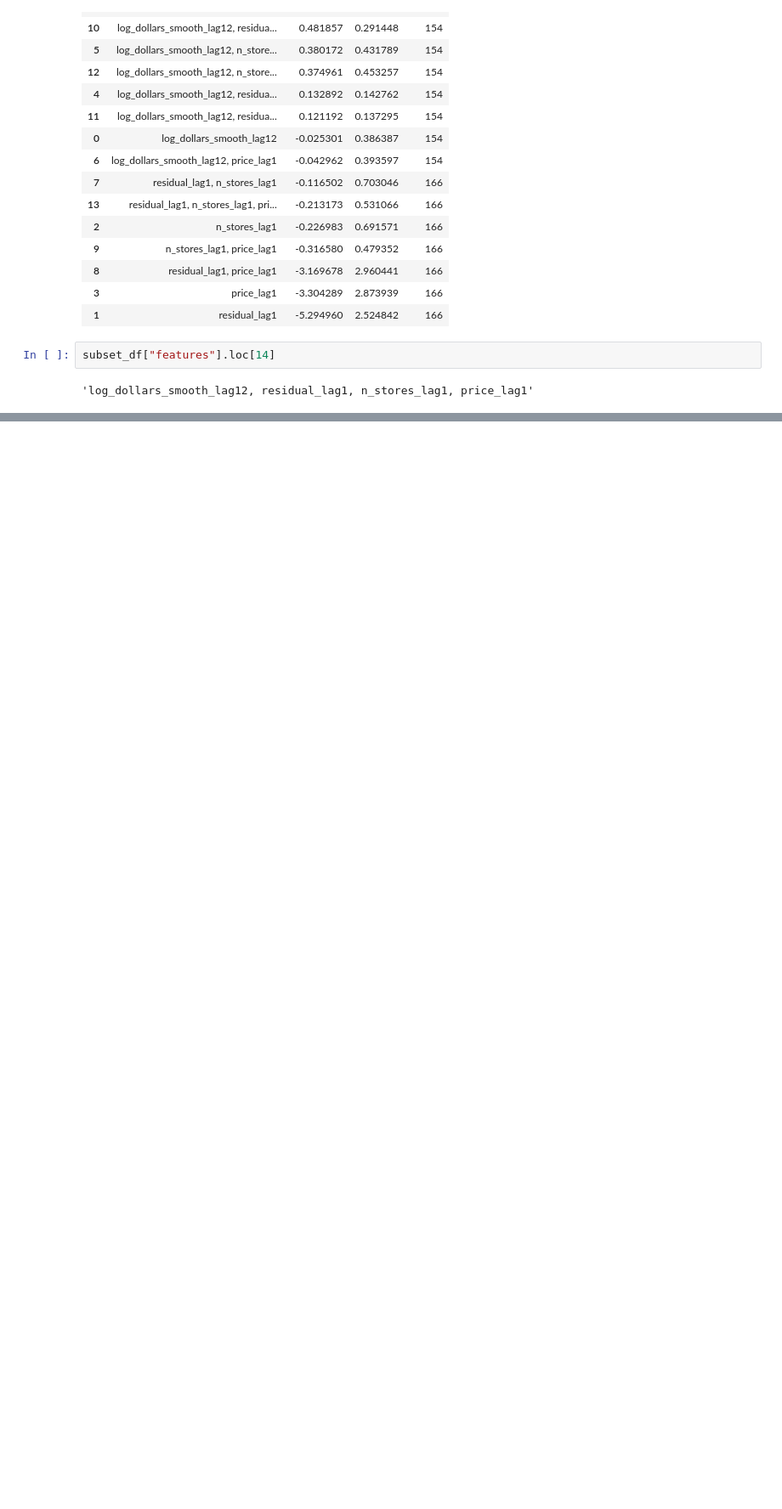
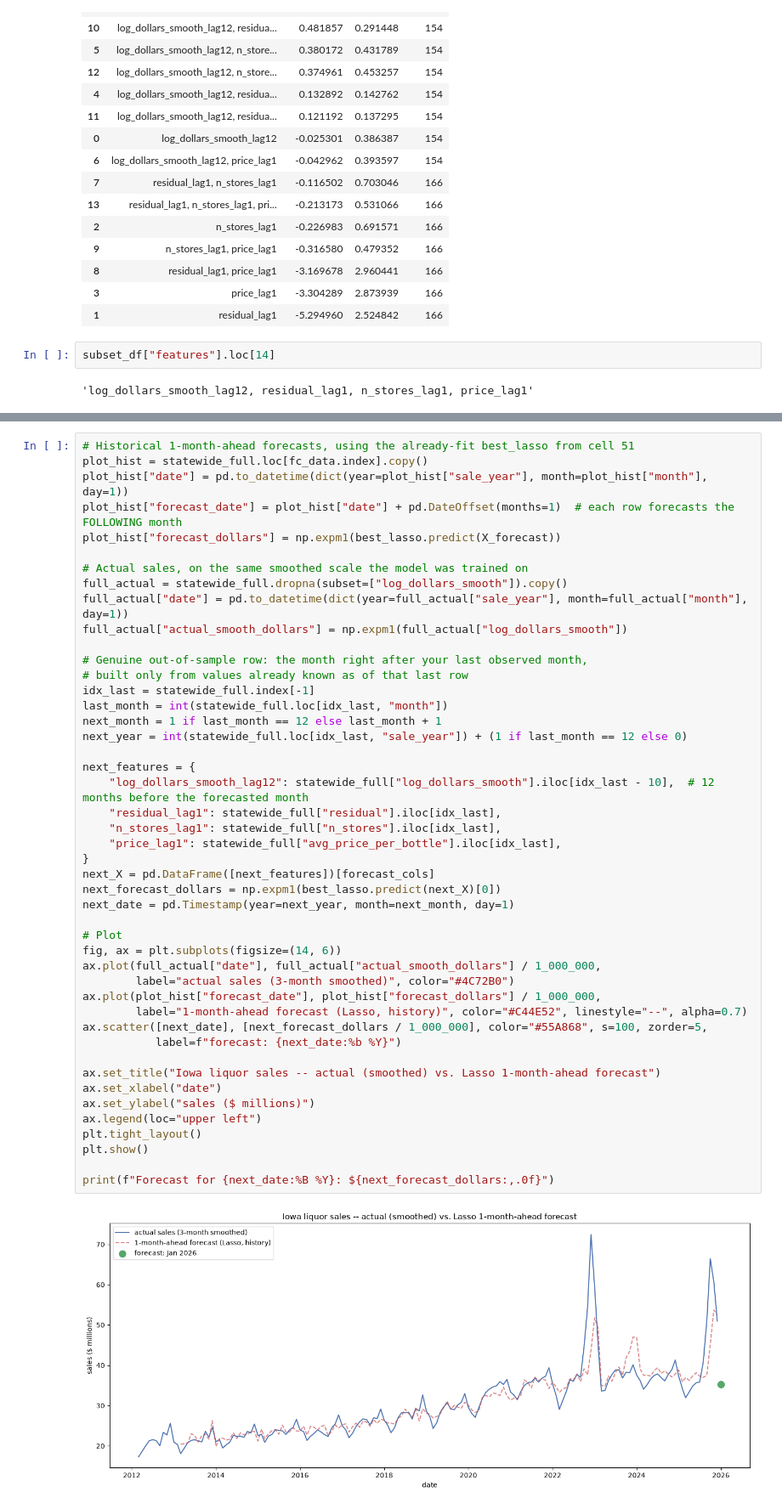
Before and after one commit to Madlenate/Iowa_Alcohol_sales_prediciton, a Jupyter notebook: Project_1_analysis.ipynb, the cells around one changed output, grey strips where cells are left out. Shown at 85% size. Drawn from its saved outputs; the diff is of its cells as text; blank space fills up the shorter version.

```diff
--- a/Project_1_analysis.ipynb
+++ b/Project_1_analysis.ipynb
@@ -1275,0 +1278,48 @@ subset_df["features"].loc[14]
+# %%
+# Historical 1-month-ahead forecasts, using the already-fit best_lasso from cell 51
+plot_hist = statewide_full.loc[fc_data.index].copy()
+plot_hist["date"] = pd.to_datetime(dict(year=plot_hist["sale_year"], month=plot_hist["month"], day=1))
+plot_hist["forecast_date"] = plot_hist["date"] + pd.DateOffset(months=1)  # each row forecasts the FOLLOWING month
+plot_hist["forecast_dollars"] = np.expm1(best_lasso.predict(X_forecast))
+
+# Actual sales, on the same smoothed scale the model was trained on
+full_actual = statewide_full.dropna(subset=["log_dollars_smooth"]).copy()
+full_actual["date"] = pd.to_datetime(dict(year=full_actual["sale_year"], month=full_actual["month"], day=1))
+full_actual["actual_smooth_dollars"] = np.expm1(full_actual["log_dollars_smooth"])
+
+# Genuine out-of-sample row: the month right after your last observed month,
+# built only from values already known as of that last row
+idx_last = statewide_full.index[-1]
+last_month = int(statewide_full.loc[idx_last, "month"])
+next_month = 1 if last_month == 12 else last_month + 1
+next_year = int(statewide_full.loc[idx_last, "sale_year"]) + (1 if last_month == 12 else 0)
+
+next_features = {
+    "log_dollars_smooth_lag12": statewide_full["log_dollars_smooth"].iloc[idx_last - 10],  # 12 months before the forecasted month
+    "residual_lag1": statewide_full["residual"].iloc[idx_last],
+    "n_stores_lag1": statewide_full["n_stores"].iloc[idx_last],
+    "price_lag1": statewide_full["avg_price_per_bottle"].iloc[idx_last],
+}
+next_X = pd.DataFrame([next_features])[forecast_cols]
+next_forecast_dollars = np.expm1(best_lasso.predict(next_X)[0])
+next_date = pd.Timestamp(year=next_year, month=next_month, day=1)
+
+# Plot
+fig, ax = plt.subplots(figsize=(14, 6))
+ax.plot(full_actual["date"], full_actual["actual_smooth_dollars"] / 1_000_000,
+        label="actual sales (3-month smoothed)", color="#4C72B0")
+ax.plot(plot_hist["forecast_date"], plot_hist["forecast_dollars"] / 1_000_000,
+        label="1-month-ahead forecast (Lasso, history)", color="#C44E52", linestyle="--", alpha=0.7)
+ax.scatter([next_date], [next_forecast_dollars / 1_000_000], color="#55A868", s=100, zorder=5,
+           label=f"forecast: {next_date:%b %Y}")
+
+ax.set_title("Iowa liquor sales -- actual (smoothed) vs. Lasso 1-month-ahead forecast")
+ax.set_xlabel("date")
+ax.set_ylabel("sales ($ millions)")
+ax.legend(loc="upper left")
+plt.tight_layout()
+plt.show()
+
+print(f"Forecast for {next_date:%B %Y}: ${next_forecast_dollars:,.0f}")
+# %% [output]
+[figure, added]
```
Also changed, not shown: parts of 4 cells of this notebook, 2 other files.
